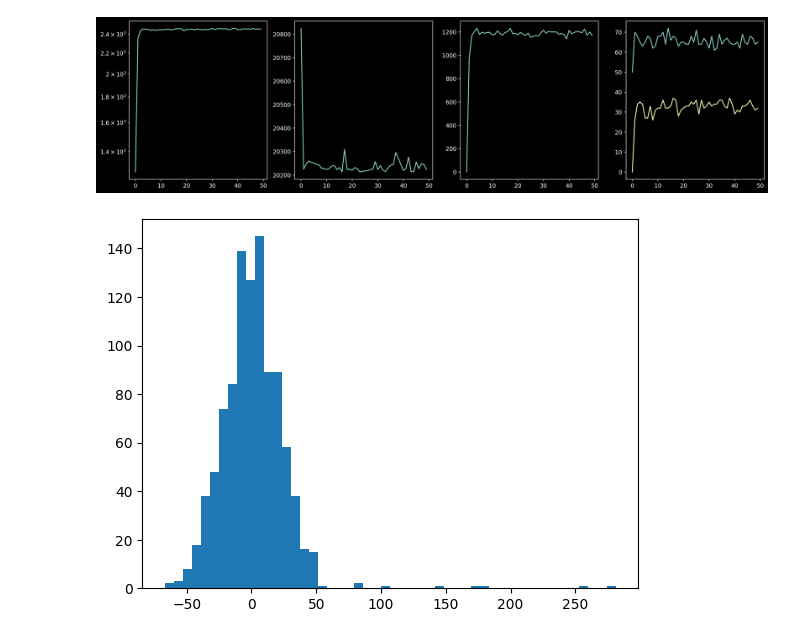
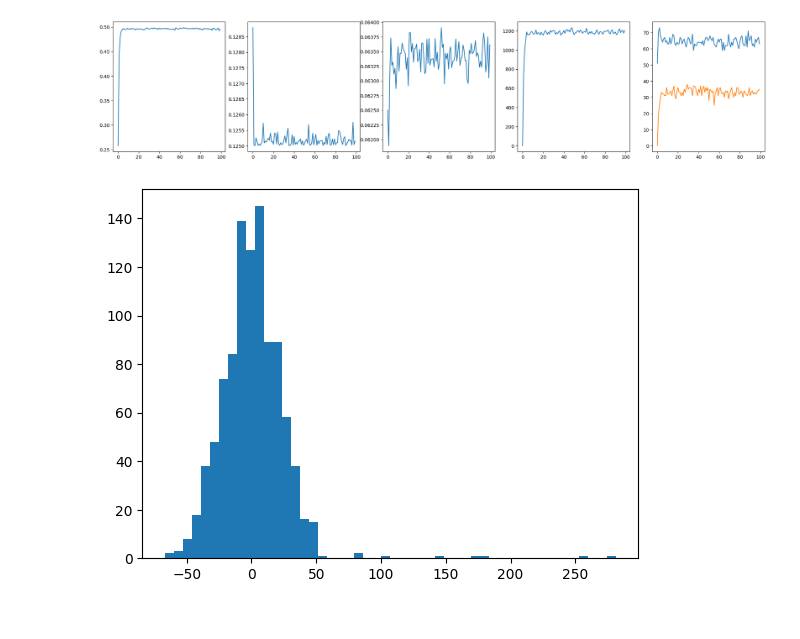
Before and after one commit to vilasopher/jupyter-notebooks, a Jupyter notebook: python/triangles/tracking.ipynb, the cells around one changed output. Saved outputs shown, nothing was run; the diff lists cells and outputs as text; code cells hidden in the pictures.

```diff
--- a/python/triangles/tracking.ipynb
+++ b/python/triangles/tracking.ipynb
@@ -12,7 +12,7 @@ r = 0.5
 nchoose3 = n*(n-1)*(n-2)/6
 
 num_steps = 1000000
-num_snapshots = 50
+num_snapshots = 100
 steps_per_snapshot = num_steps // num_snapshots
 
 m = int(n * r)
@@ -26,15 +26,20 @@ G.add_nodes_from(range(m,n))
 tcount = m*(m-1)*(m-2)/6
 cutsize = len([(u,v) for (u,v) in G.edges() if u <= n//2 and v > n//2])
 
-ecounts = []
-tcounts = []
+edensities = []
+tdensities = []
+c4densities = []
 cutsizes = []
 graphs = []
 maxdegs = []
 mindegs = []
 
-def num_fourcycles(G):
-    pass
+def C4_hom_density(G):
+    count = 0
+    for u in G.nodes:
+        for v in G.nodes:
+            count += len(list(nx.common_neighbors(G, u, v)))**2
+    return count / n**4
 
 for i in tqdm(range(num_steps)):
     u = ra.randint(n)
@@ -60,22 +65,24 @@ for i in tqdm(range(num_steps)):
 
 
     if i % steps_per_snapshot == 0:
-        ecounts.append(len(list(G.edges())))
-        tcounts.append(tcount)
+        edensities.append(len(list(G.edges())) / (n*(n-1)/2))
+        tdensities.append(tcount / nchoose3)
+        c4densities.append(C4_hom_density(G))
         cutsizes.append(cutsize)
         graphs.append(G.copy())
         ds = [d for (_,d) in G.degree()]
         maxdegs.append(max(ds))
         mindegs.append(min(ds))
 # %%
-fig, ax = plt.subplots(1,4, figsize=(20,5))
-_=ax[0].semilogy(ecounts)
-_=ax[1].plot(tcounts)
-_=ax[2].plot(cutsizes)
-_=ax[3].plot(maxdegs)
-_=ax[3].plot(mindegs)
+fig, ax = plt.subplots(1,5, figsize=(25,5))
+_=ax[0].plot(edensities)
+_=ax[1].plot(tdensities)
+_=ax[2].plot(c4densities)
+_=ax[3].plot(cutsizes)
+_=ax[4].plot(maxdegs)
+_=ax[4].plot(mindegs)
 # %% [output]
-[figure, old version]
+[figure, new version]
 # %%
 def overlap(G,H):
     o = 0
```
